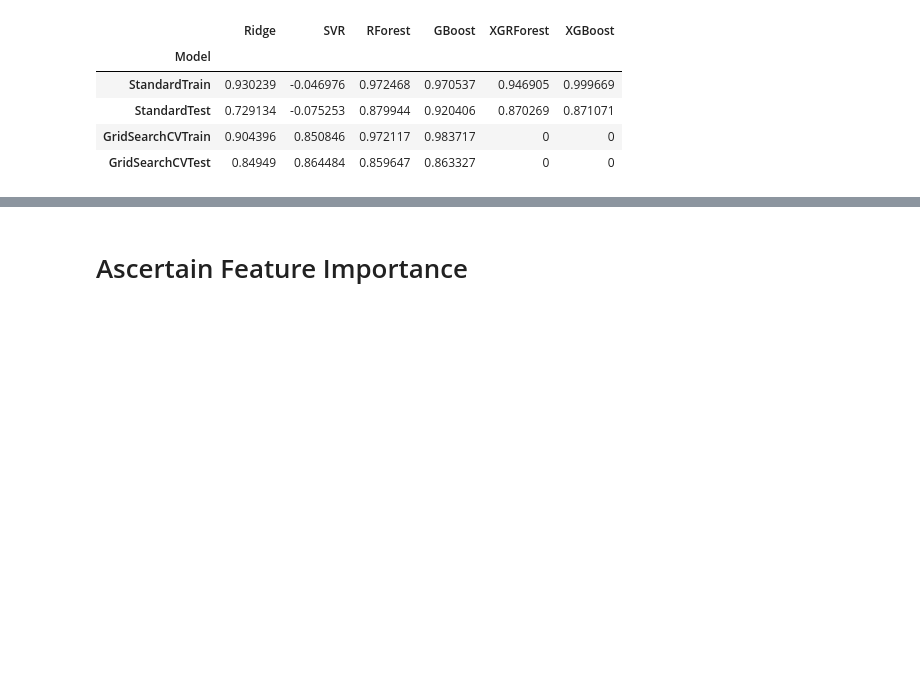
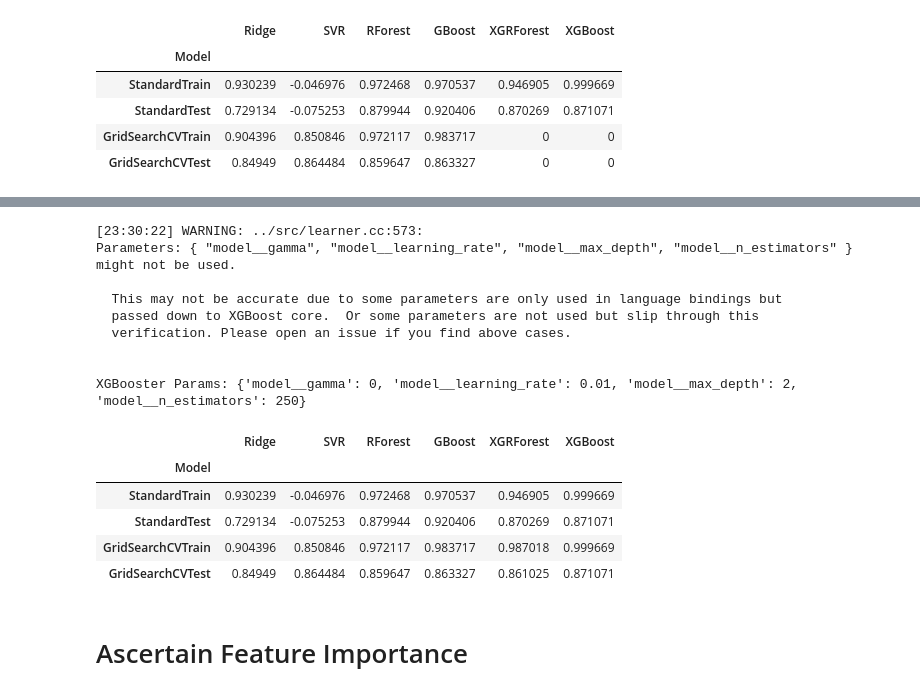
Before and after one commit to BaroqBard/IowaHousingPredictions, a Jupyter notebook: Iowa Housing Project - II. Modeling & Analysis.ipynb, the cells around one changed output, grey strips where cells are left out. Cells and saved outputs as stored; diff of their text form; code cells hidden in the pictures; blank space fills up the shorter version.

```diff
--- a/Iowa Housing Project - II. Modeling & Analysis.ipynb
+++ b/Iowa Housing Project - II. Modeling & Analysis.ipynb
@@ -317,27 +324,42 @@ resul.head()
 # %%
 #########################
 ### XGBoost Regressor ###
 #########################
 
 xgBooster = xgb.XGBRegressor(n_jobs = -2, random_state = 430)
 pca = PCA(random_state=430)
 
 # Pipe & Search
 pipeline = Pipeline(steps=[('pca', pca),
                           ('model', xgBooster)])
-xgb_grid = {'pca__n_components': range(50, x_train.shape[1]),
-           'model__n_estimators': [500, 750, 1000],
-           'model__max_depth': [2, 3, 4, 5, 6],
-           'model__gamma': [0, 0.1, 0.25, 0.5, 0.75, 0.9, 1],
+xgb_grid = {'model__n_estimators': [250, 500, 750],
+           'model__max_depth': [2, 4, 6],
+           'model__gamma': [0, 2, 4, 6, 8, 10],
            'model__learning_rate': [0.01, 0.1, 1]}
 gs_xgBooster = model_selection.GridSearchCV(xgBooster, xgb_grid, n_jobs=-2, cv=3)
 gs_xgBooster.fit(x_train, y_train['SalePrice'])
 print('XGBooster Params: ' + str(gs_xgBooster.best_params_))
 
 # Tabulate Train Score & Test Score
 resul.iloc[2, 5] = gs_xgBooster.score(x_train, y_train['SalePrice'])
 resul.iloc[3, 5] = gs_xgBooster.score(x_test, y_test['SalePrice'])
 resul.head()
+# %% [output]
+[23:30:22] WARNING: ../src/learner.cc:573:
+Parameters: { "model__gamma", "model__learning_rate", "model__max_depth", "model__n_estimators" } might not be used.
+
+  This may not be accurate due to some parameters are only used in language bindings but
+  passed down to XGBoost core.  Or some parameters are not used but slip through this
+  verification. Please open an issue if you find above cases.
+
+
+XGBooster Params: {'model__gamma': 0, 'model__learning_rate': 0.01, 'model__max_depth': 2, 'model__n_estimators': 250}
+|  | Ridge | SVR | RForest | GBoost | XGRForest | XGBoost |
+| Model |  |  |  |  |  |  |
+| StandardTrain | 0.930239 | -0.046976 | 0.972468 | 0.970537 | 0.946905 | 0.999669 |
+| StandardTest | 0.729134 | -0.075253 | 0.879944 | 0.920406 | 0.870269 | 0.871071 |
+| GridSearchCVTrain | 0.904396 | 0.850846 | 0.972117 | 0.983717 | 0.987018 | 0.999669 |
+| GridSearchCVTest | 0.84949 | 0.864484 | 0.859647 | 0.863327 | 0.861025 | 0.871071 |
 # %% [markdown]
 # Ascertain Feature Importance
 # %%
```
Also changed, not shown: parts of 2 cells of this notebook, 1 other file.
